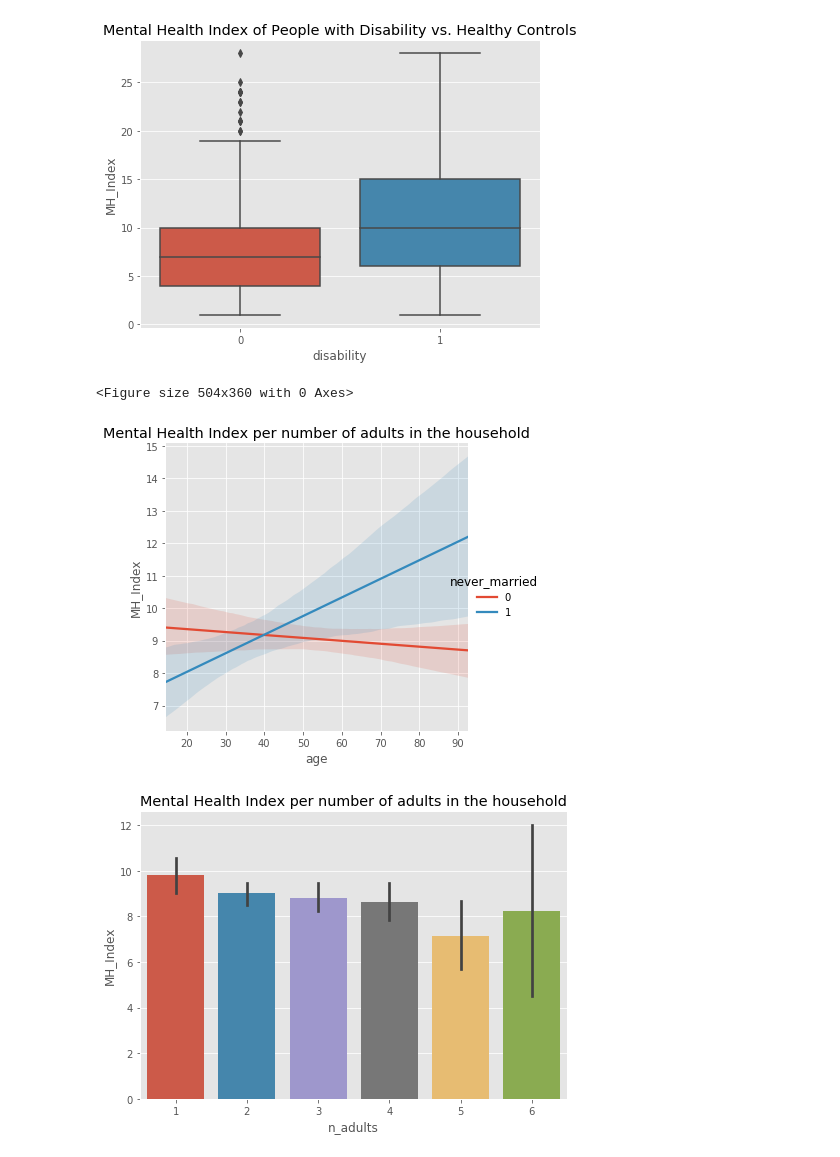
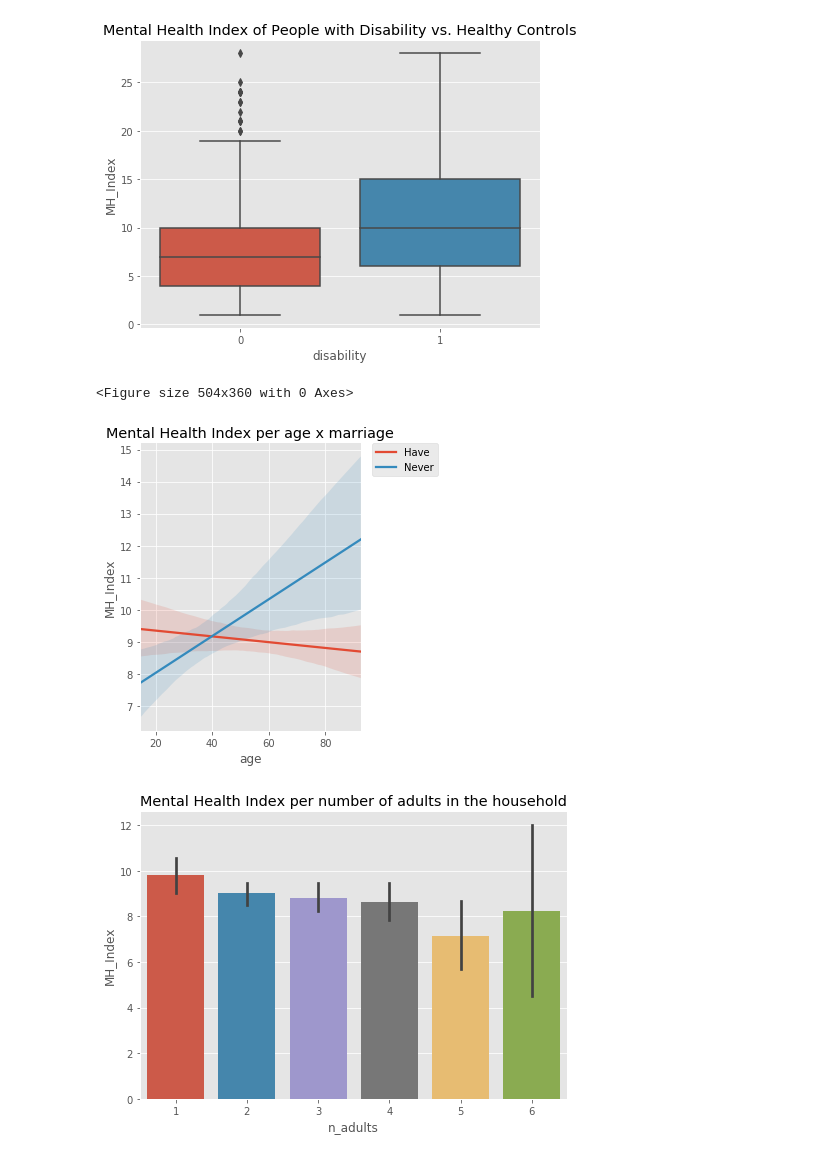
Before and after one commit to stereopickle/mental_health_index, a Jupyter notebook: 001.Linear_Regression_NHANES_data.ipynb, the cells around one changed output. Saved outputs shown, nothing was run; the diff lists cells and outputs as text; code cells hidden in the pictures.

Commit message:
fixed interaction graph

```diff
--- a/001.Linear_Regression_NHANES_data.ipynb
+++ b/001.Linear_Regression_NHANES_data.ipynb
@@ -1483,15 +1483,16 @@ plt.show()
 [figure]
 # %%
 plt.figure(figsize = (7, 5))
-sns.lmplot(x = 'age', y = 'MH_Index', hue = 'never_married', data = current_df, scatter = False)
-plt.title("Mental Health Index per number of adults in the household")
+sns.lmplot(x = 'age', y = 'MH_Index', hue = 'never_married', data = current_df, scatter = False, legend = False)
+plt.legend(['Have', 'Never'], bbox_to_anchor=(1.05, 1), loc=2, borderaxespad=0.)
+plt.title("Mental Health Index per age x marriage")
 
 plt.tight_layout()
 plt.savefig("PNG/never_married.png")
 plt.show()
 # %% [output]
 <Figure size 504x360 with 0 Axes>
-[figure, old version]
+[figure, new version]
 # %%
 plt.figure(figsize = (7, 5))
 sns.barplot(x = 'n_adults', y = 'MH_Index', data = select_df[select_df.n_adults != 7])
```
Also changed, not shown: 1 other file.
